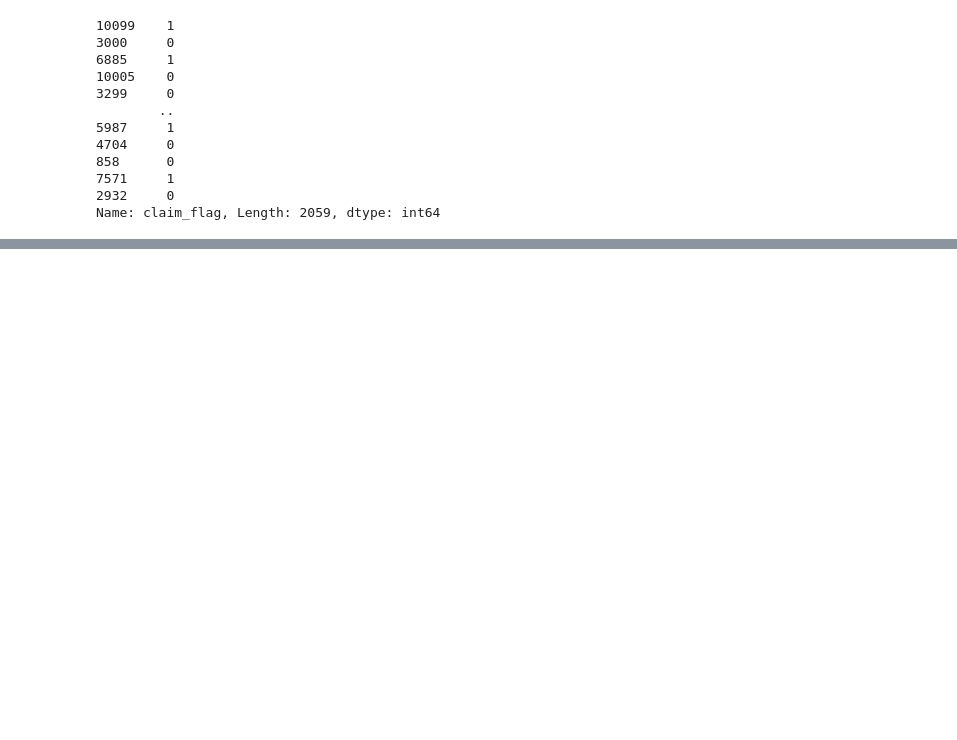
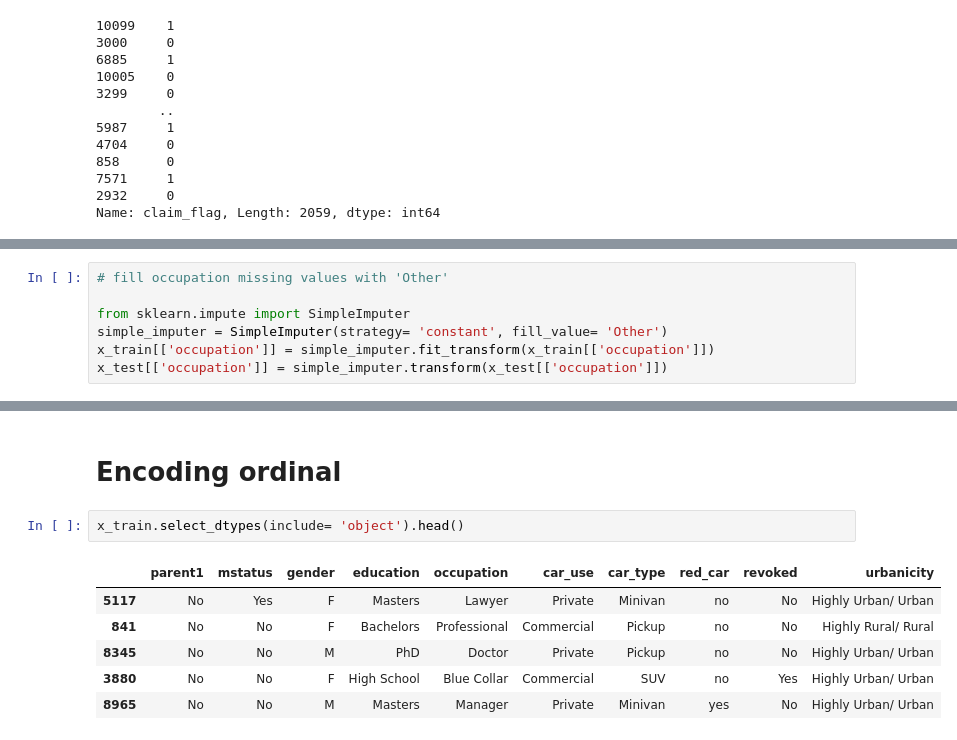
Before and after one commit to OmarEssam-20/Car-insurance-project, a Jupyter notebook: Car Insurance ML Project.ipynb, the cells around one changed output, grey strips where cells are left out. Saved outputs shown, nothing was run; the diff lists cells and outputs as text; blank space fills up the shorter version.

```diff
--- a/Car Insurance ML Project.ipynb
+++ b/Car Insurance ML Project.ipynb
@@ -460,0 +630,7 @@ Name: claim_flag, Length: 2059, dtype: int64
+# %%
+# fill occupation missing values with 'Other'
+
+from sklearn.impute import SimpleImputer
+simple_imputer = SimpleImputer(strategy= 'constant', fill_value= 'Other')
+x_train[['occupation']] = simple_imputer.fit_transform(x_train[['occupation']])
+x_test[['occupation']] = simple_imputer.transform(x_test[['occupation']])
@@ -460,0 +650,11 @@ Name: claim_flag, Length: 2059, dtype: int64
+# %% [markdown]
+# Encoding ordinal
+# %%
+x_train.select_dtypes(include= 'object').head()
+# %% [output]
+|  | parent1 | mstatus | gender | education | occupation | car_use | car_type | red_car | revoked | urbanicity |
+| 5117 | No | Yes | F | Masters | Lawyer | Private | Minivan | no | No | Highly Urban/ Urban |
+| 841 | No | No | F | Bachelors | Professional | Commercial | Pickup | no | No | Highly Rural/ Rural |
+| 8345 | No | No | M | PhD | Doctor | Private | Pickup | no | No | Highly Urban/ Urban |
+| 3880 | No | No | F | High School | Blue Collar | Commercial | SUV | no | Yes | Highly Urban/ Urban |
+| 8965 | No | No | M | Masters | Manager | Private | Minivan | yes | No | Highly Urban/ Urban |
```
Also changed, not shown: parts of 26 cells of this notebook.
